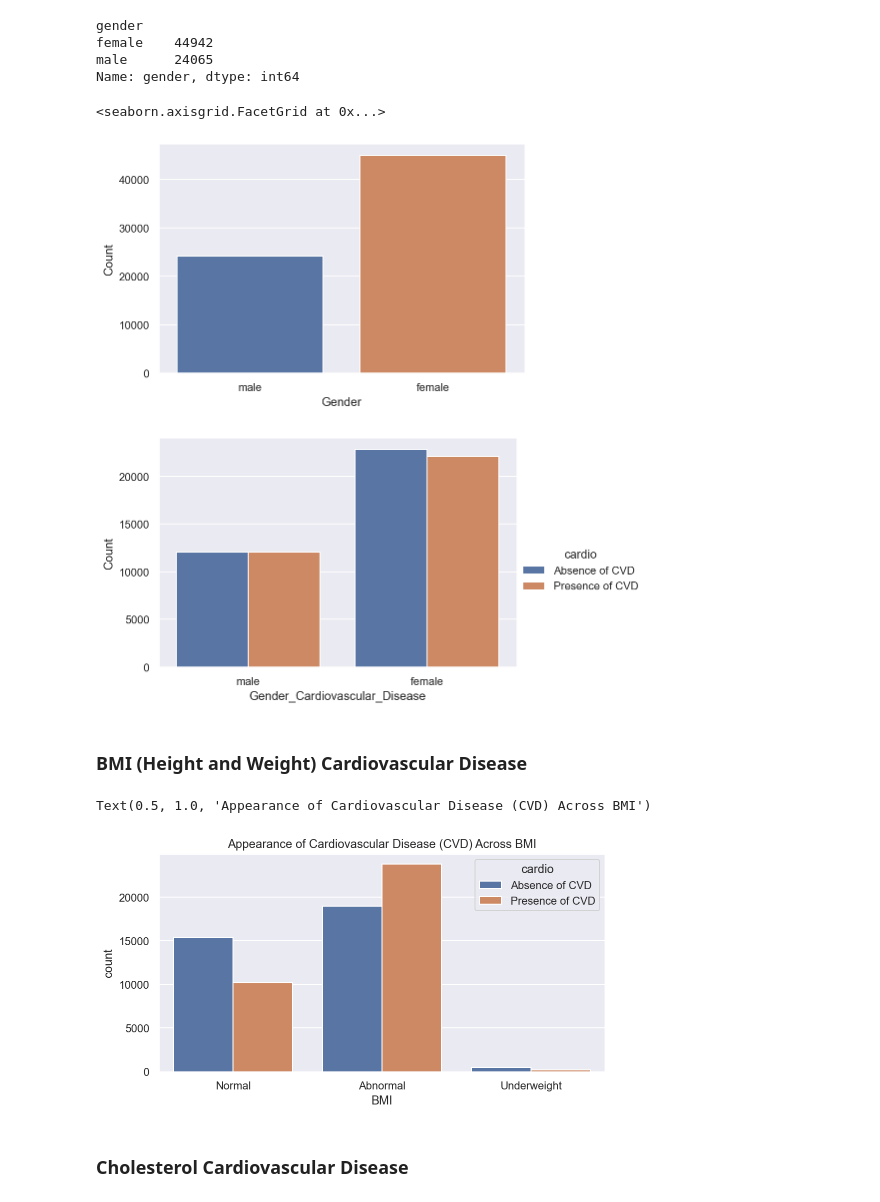
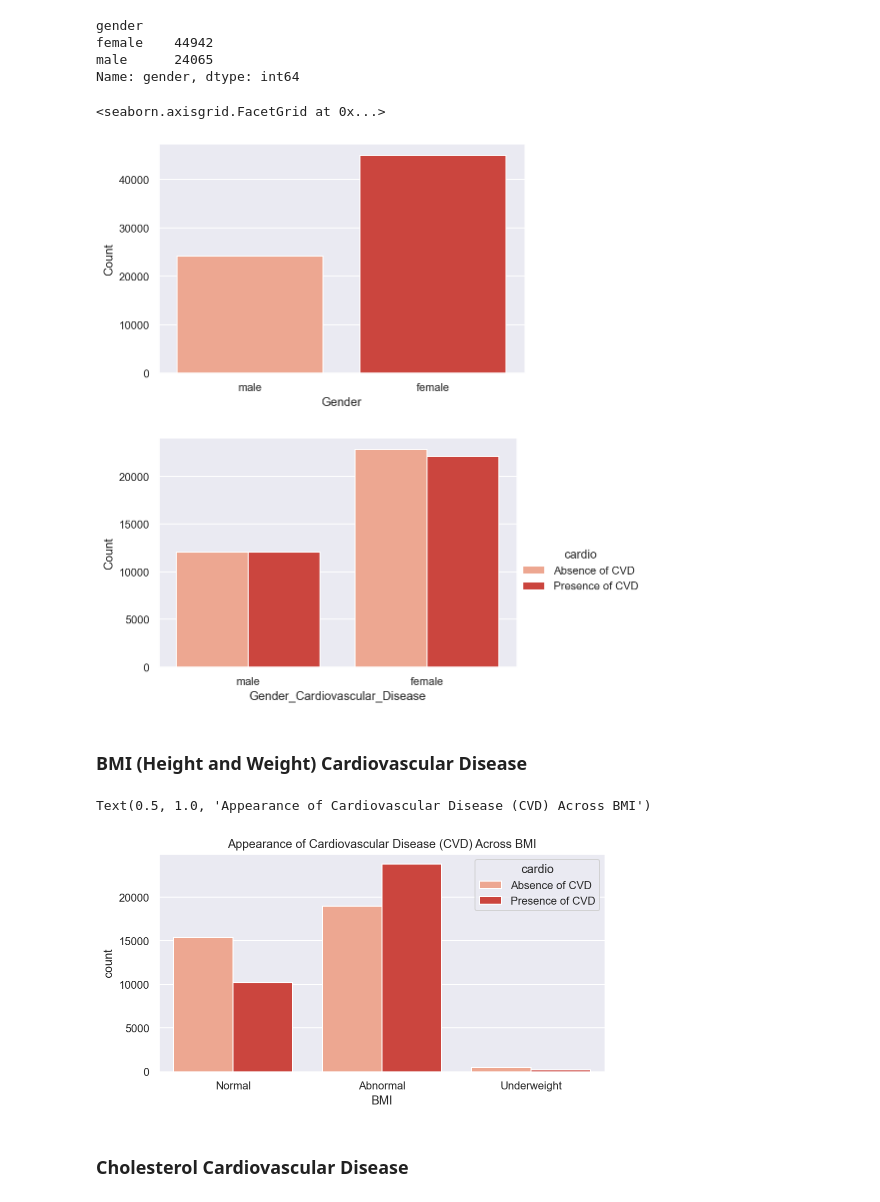
Before and after one commit to adamskel78/SHAX_group_project, a Jupyter notebook: Cardiovascular_Disease.ipynb, the cells around one changed output. Saved outputs shown, nothing was run; the diff lists cells and outputs as text; code cells hidden in the pictures.

```diff
--- a/Cardiovascular_Disease.ipynb
+++ b/Cardiovascular_Disease.ipynb
@@ -24,7 +24,7 @@ from sklearn import tree
 # %%
 import matplotlib as mpl
 import seaborn as sns
-sns.set(style="whitegrid")
+sns.set(style="darkgrid")
 import plotly.graph_objects as ply
 import plotly.express as px
 from sklearn.datasets import load_digits
@@ -304,26 +309,26 @@ male      24065
 Name: gender, dtype: int64
 # %%
 # Use seaborn to plot males and females count: male=1, female=2
-fig = sns.catplot('gender', data=df_cat, height=4,kind='count',aspect=1.5)
+fig = sns.catplot('gender', data=df_cat, height=4,kind='count',aspect=1.5, palette="Reds")
 fig.set_axis_labels("Gender","Count")
 # %% [output]
 <seaborn.axisgrid.FacetGrid at 0x...>
-[figure, old version]
+[figure, new version]
 # %%
 # Use seaborn to plot males and females Cardiovascular_Disease
-fig = sns.catplot('gender', data=df_cat, hue='cardio',height=4,kind='count',aspect=1.5)
+fig = sns.catplot('gender', data=df_cat, hue='cardio',height=4,kind='count', palette="Reds",aspect=1.5)
 fig.set_axis_labels("Gender_Cardiovascular_Disease","Count")
 fig.savefig("Gender_Cardiovascular_Disease.png")
 # %% [output]
-[figure, old version]
+[figure, new version]
 # %% [markdown]
 ### BMI (Height and Weight) Cardiovascular Disease
 # %%
 mpl.rcParams['figure.figsize'] = 8, 4
-sns.countplot(x="BMI", hue="cardio", data=df_cat).set_title("Appearance of Cardiovascular Disease (CVD) Across BMI")
+sns.countplot(x="BMI", hue="cardio", data=df_cat, palette="Reds").set_title("Appearance of Cardiovascular Disease (CVD) Across BMI")
 # %% [output]
 Text(0.5, 1.0, 'Appearance of Cardiovascular Disease (CVD) Across BMI')
-[figure, old version]
+[figure, new version]
 # %% [markdown]
 ###  Cholesterol Cardiovascular Disease
 # %%
```
Also changed, not shown: parts of 31 cells of this notebook.
